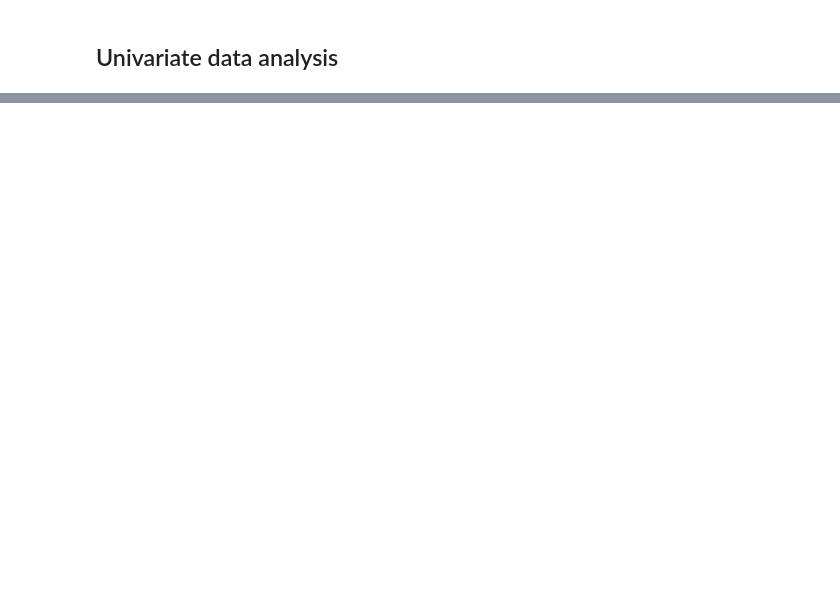
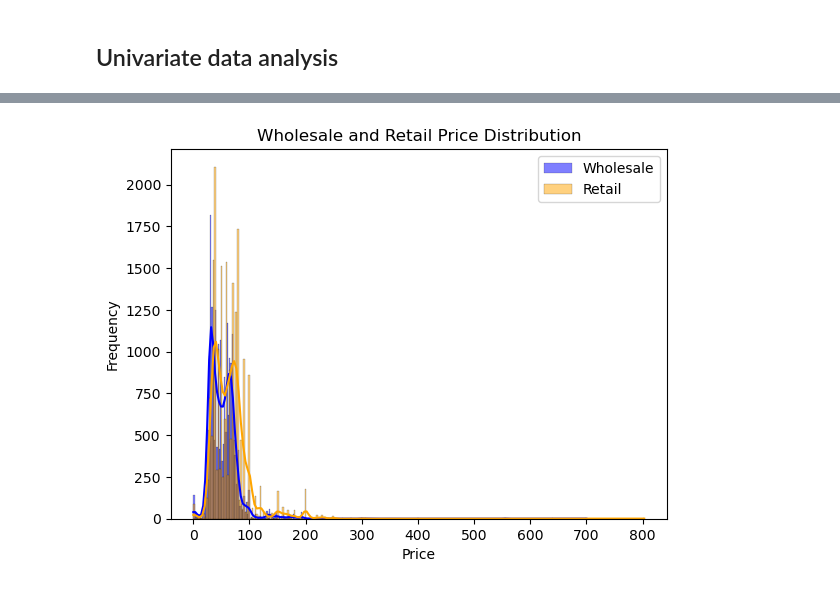
Before and after one commit to Sandrakiptumm/maize_prediction_model, a Jupyter notebook: EDA.ipynb, the cells around one changed output, grey strips where cells are left out. Drawn from its saved outputs; the diff is of its cells as text; code cells hidden in the pictures; blank space fills up the shorter version.

```diff
--- a/EDA.ipynb
+++ b/EDA.ipynb
@@ -41,0 +70,10 @@ plt.show()
+# %%
+sns.histplot(data["Wholesale"], kde=True, color="blue", label="Wholesale")
+sns.histplot(data["Retail"], kde=True, color="orange", label="Retail")
+plt.xlabel("Price")
+plt.ylabel("Frequency")
+plt.title("Wholesale and Retail Price Distribution")
+plt.legend()
+plt.show()
+# %% [output]
+[figure, added]
```
Also changed, not shown: parts of 20 cells of this notebook, 6 other files.
